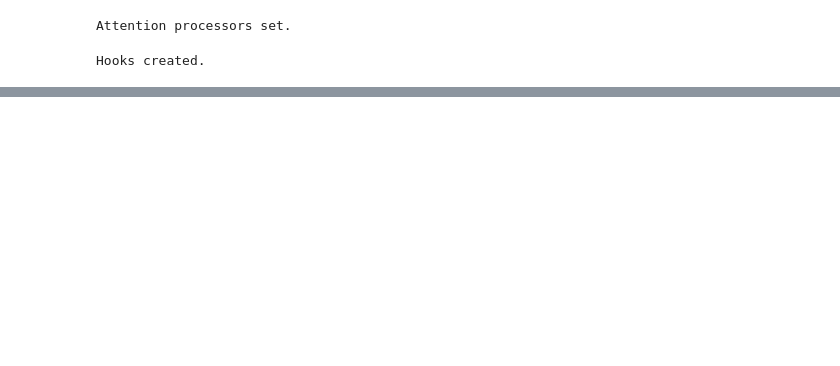
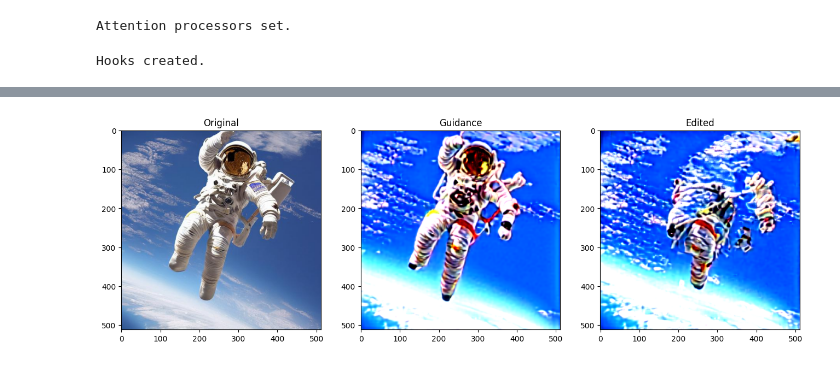
Before and after one commit to superolly/dragon_diffusion, a Jupyter notebook: nbs/04_dragon.ipynb, the cells around one changed output, grey strips where cells are left out. Drawn from its saved outputs; the diff is of its cells as text; code cells hidden in the pictures; blank space fills up the shorter version.

```diff
--- a/nbs/04_dragon.ipynb
+++ b/nbs/04_dragon.ipynb
@@ -243,0 +182,19 @@ def dragon_diffusion(
+# %%
+# equation 5 and 9
+def resize_loss(m_orig, m_edit, m_share_orig, m_share_edit, edit_weight=0.01, consistency_weight=0.05, alpha=1, beta=1):
+    loss = []
+    for mo, me, mso, mse in zip(m_orig, m_edit, m_share_orig, m_share_edit):
+        cross_sim = (F.cosine_similarity(me, mo) + 1) / 2
+        share_sim = (F.cosine_similarity(mso.float(), mse.float()) + 1) / 2
+        t1 = edit_weight / (alpha + beta*cross_sim)
+        t2 = consistency_weight / (alpha + beta*share_sim)
+        loss.append((t1+t2).mean())
+    return loss[0] + loss[1]
+# %%
+def load_mask(mask_path, height, width, device='cpu'):
+    mask = load_img(mask_path, height, width, return_tensor=True, device=device)
+    mask[mask > 0] = 1
+    return mask
+# %%
+ddim_scheduler = DDIMScheduler(beta_start=0.00085, beta_end=0.012, beta_schedule='scaled_linear')
+scheduler_2 = DDIMScheduler(beta_start=0.00085, beta_end=0.012, beta_schedule='scaled_linear')
@@ -243,0 +309,9 @@ def dragon_diffusion(
+# %%
+image = load_img(img_path, 512, 512)
+# %%
+fig, ax = plt.subplots(1,3,figsize=(16,8))
+for i, (img, title) in enumerate(zip([image, orig_img, edit_img], ["Original", "Guidance", "Edited"])):
+    ax[i].imshow(img)
+    ax[i].set_title(title)
+# %% [output]
+[figure, added]
```
Also changed, not shown: parts of 13 cells of this notebook, 8 other files.
